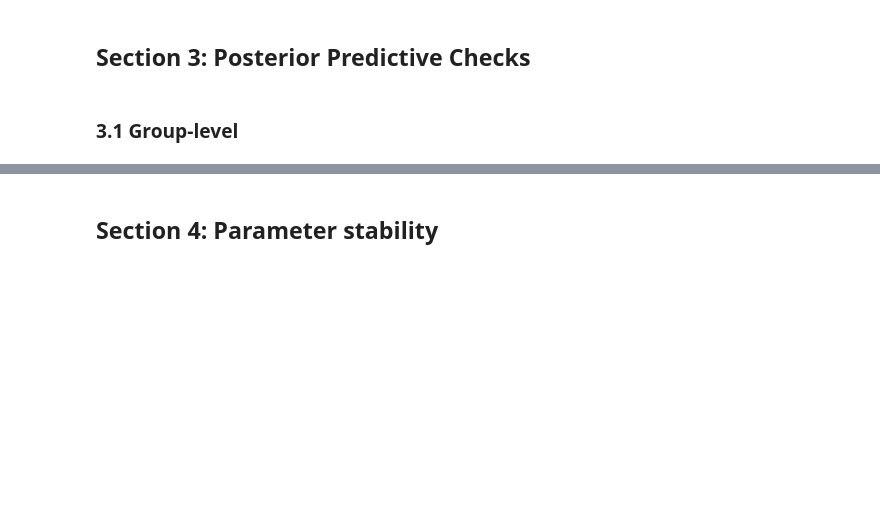
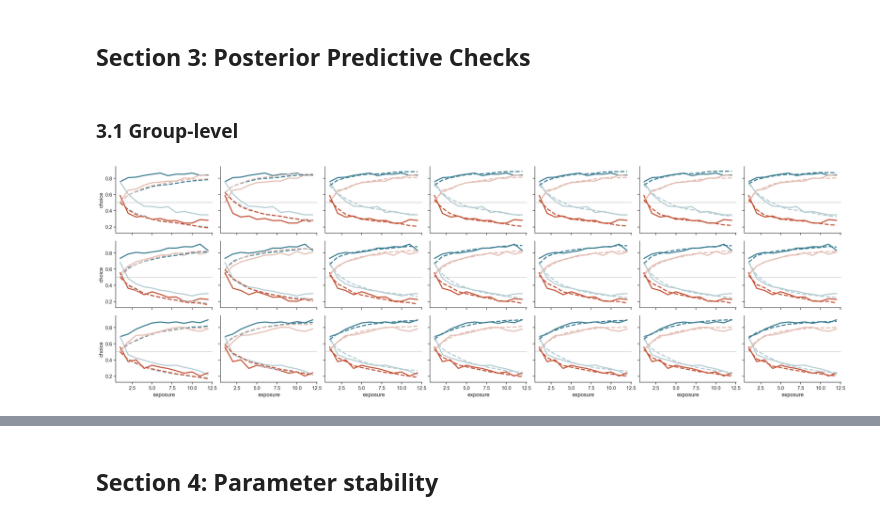
Before and after one commit to nivlab/RobotFactory, a Jupyter notebook: study02/03_Modeling.ipynb, the cells around one changed output, grey strips where cells are left out. Drawn from its saved outputs; the diff is of its cells as text; code cells hidden in the pictures; blank space fills up the shorter version.

```diff
--- a/study02/03_Modeling.ipynb
+++ b/study02/03_Modeling.ipynb
@@ -200,33 +262,35 @@ sessions = ['s1', 's2', 's3']
 # %%
 ## Initialize canvas.
 fig, axes = plt.subplots(len(sessions), len(models), figsize=(len(models)*4, len(sessions)*3),
                          sharex=True, sharey=True)
 
 ## Define aesthetics.
 order = ['gw', 'ngw', 'gal', 'ngal']
 palette = sns.diverging_palette(220, 20, n=4)
 
 for i, s in enumerate(sessions):
 
     for j, m in enumerate(models):
 
         ## Load posterior predictive check.
         ppc = read_csv(os.path.join('stan_results', s, f'{m}_ppc.csv'))
 
         ## Plot learning curves.
         sns.lineplot(x='exposure', y='choice', hue='robot', data=ppc, hue_order=order,
-                      palette=palette, lw=3, ci=None, ax=axes[i,j])
+                      palette=palette, lw=3, errorbar=None, ax=axes[i,j])
         sns.lineplot(x='exposure', y='Y_hat', hue='robot', data=ppc, hue_order=order,
-                      palette=palette, lw=3, ci=None, linestyle='--', ax=axes[i,j])
+                      palette=palette, lw=3, errorbar=None, linestyle='--', ax=axes[i,j])
 
         ## Add trend line.
         axes[i,j].axhline(0.5, color='0.5', alpha=0.4, zorder=-10)
 
         ## Adjust legend.
         axes[i,j].legend_.set_visible(False)
 
 sns.despine()
 plt.tight_layout()
+# %% [output]
+[figure, added]
 # %%
 ## Initialize canvas.
 fig, axes = plt.subplots(len(sessions), len(models), figsize=(len(models)*3, len(sessions)*3),
```
Also changed, not shown: parts of 13 cells of this notebook, 6 other files.
